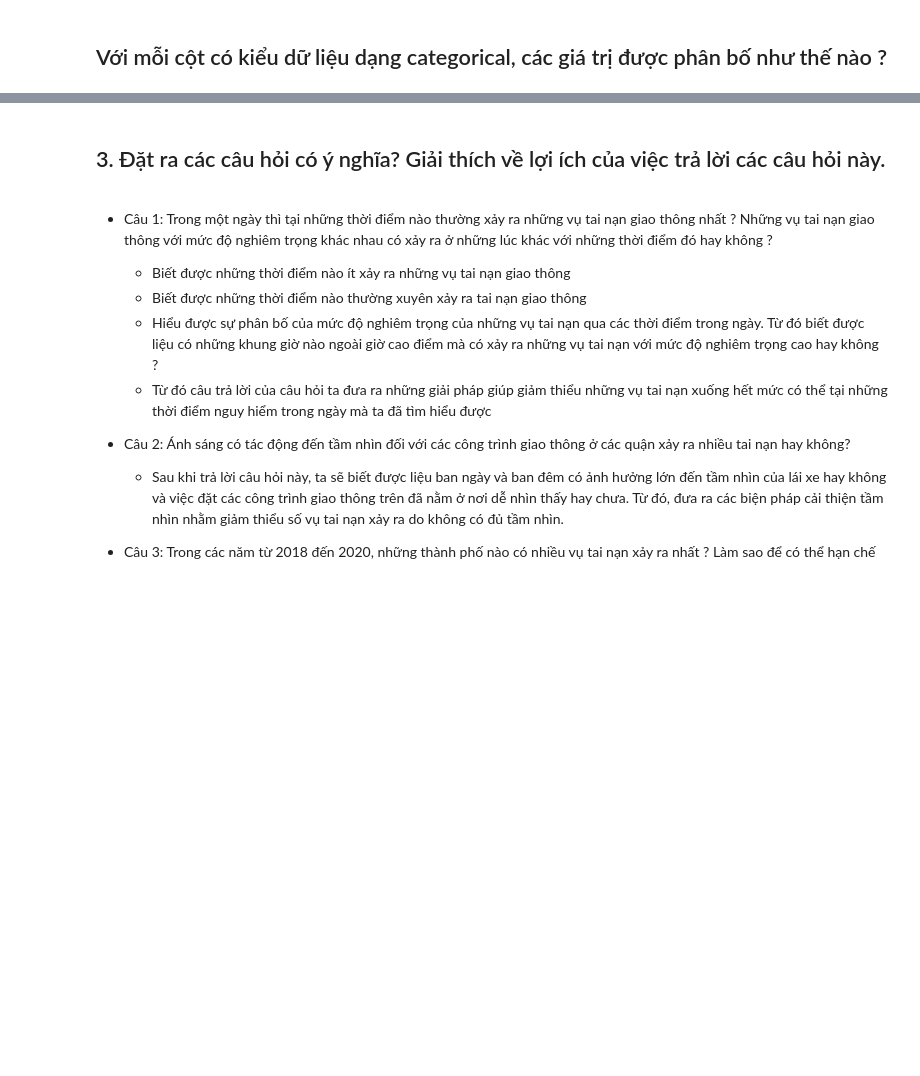
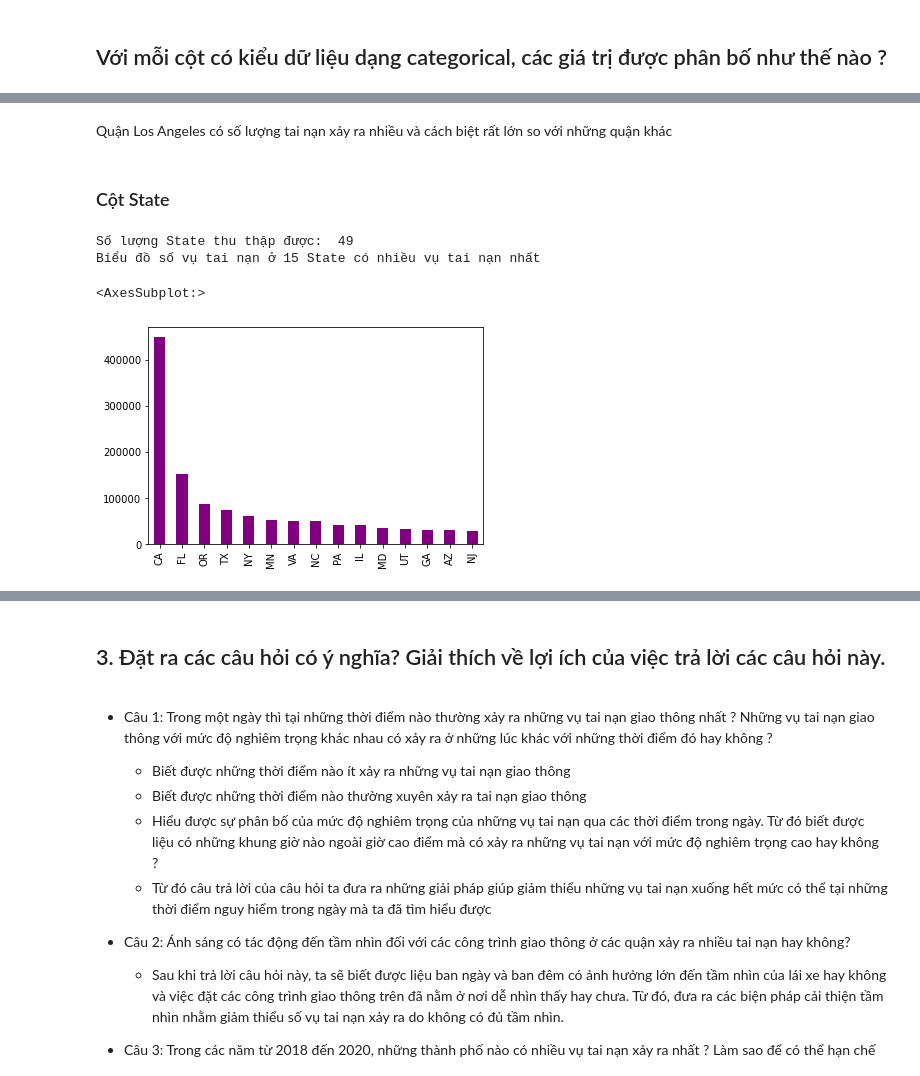
Before and after one commit to vuongthanhan-19127326/dackltkhdl, a Jupyter notebook: projectfinal.ipynb, the cells around one changed output, grey strips where cells are left out. Cells and saved outputs as stored; diff of their text form; code cells hidden in the pictures; blank space fills up the shorter version.

```diff
--- a/projectfinal.ipynb
+++ b/projectfinal.ipynb
@@ -653,0 +607,14 @@ Chúng ta có thể thấy điều kiện thời tiết trong các vụ tai nạ
+# %% [markdown]
+Quận Los Angeles có số lượng tai nạn xảy ra nhiều và cách biệt rất lớn so với những quận khác
+# %% [markdown]
+### Cột State
+# %%
+states_by_accident = accidents_df.State.value_counts()
+print("Số lượng State thu thập được: " ,len(states_by_accident))
+print("Biểu đồ số vụ tai nạn ở 15 State có nhiều vụ tai nạn nhất")
+states_by_accident[:15].plot(kind='bar',color = 'purple')
+# %% [output]
+Số lượng State thu thập được:  49
+Biểu đồ số vụ tai nạn ở 15 State có nhiều vụ tai nạn nhất
+<AxesSubplot:>
+[figure, added]
```
Also changed, not shown: parts of 150 cells of this notebook.
